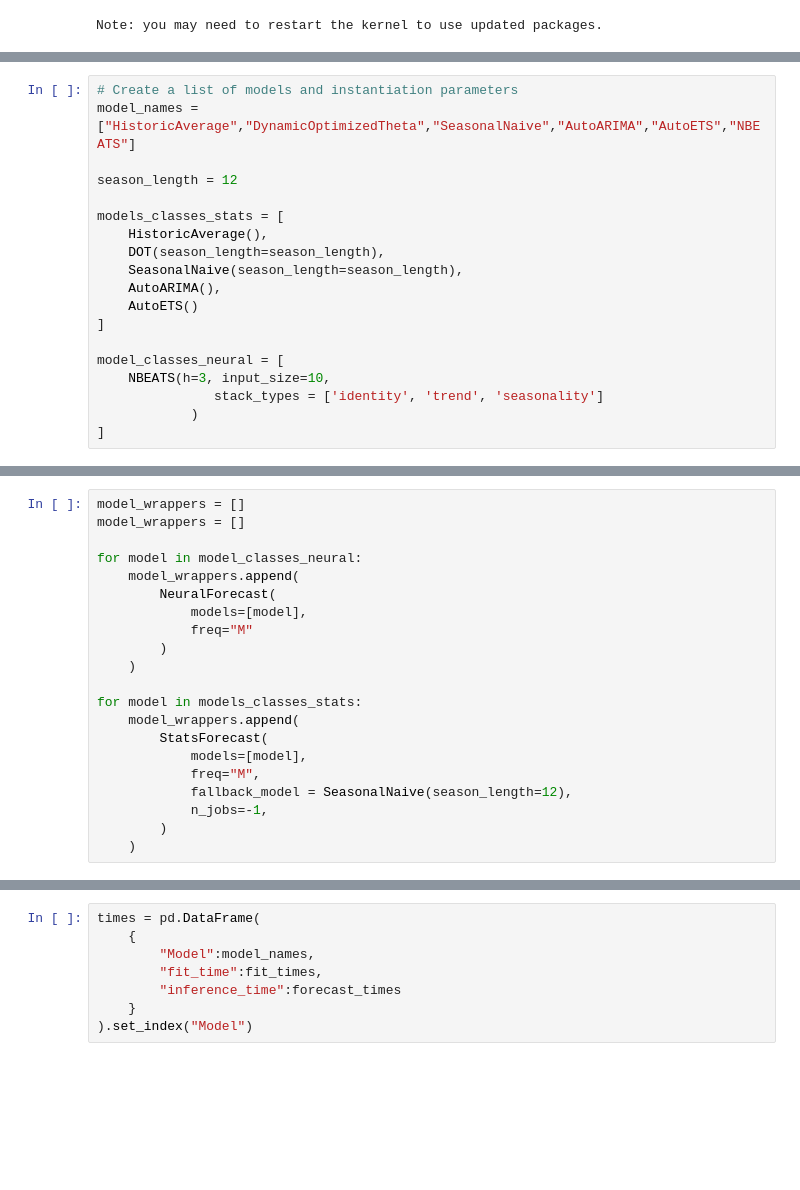
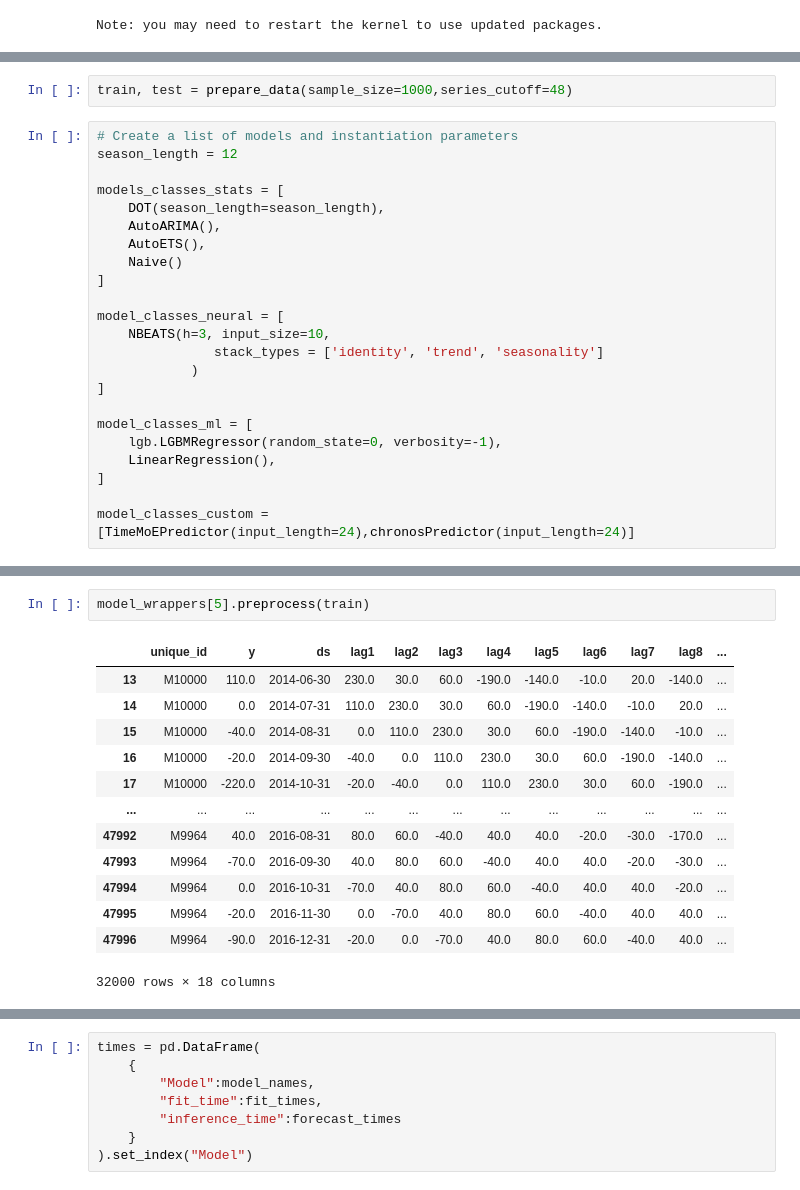
Before and after one commit to JLiekenbrock/m4_tests, a Jupyter notebook: nixtla_checks.ipynb, the cells around one changed output, grey strips where cells are left out. Drawn from its saved outputs; the diff is of its cells as text; blank space fills up the shorter version.

```diff
--- a/nixtla_checks.ipynb
+++ b/nixtla_checks.ipynb
@@ -89,15 +49,14 @@ from neuralforecast.losses.pytorch import DistributionLoss
+# %%
+train, test = prepare_data(sample_size=1000,series_cutoff=48)
 # %%
 # Create a list of models and instantiation parameters
-model_names = ["HistoricAverage","DynamicOptimizedTheta","SeasonalNaive","AutoARIMA","AutoETS","NBEATS"]
-
 season_length = 12
 
 models_classes_stats = [
-    HistoricAverage(),
     DOT(season_length=season_length),
-    SeasonalNaive(season_length=season_length),
     AutoARIMA(),
-    AutoETS()
+    AutoETS(),
+    Naive()
 ]
 
 model_classes_neural = [
@@ -105,4 +64,11 @@ model_classes_neural = [
                stack_types = ['identity', 'trend', 'seasonality']
             )
 ]
+
+model_classes_ml = [
+    lgb.LGBMRegressor(random_state=0, verbosity=-1),
+    LinearRegression(),
+]
+
+model_classes_custom = [TimeMoEPredictor(input_length=24),chronosPredictor(input_length=24)]
 # %% [output]
@@ -110,21 +75,0 @@ INFO:lightning_fabric.utilities.seed:Seed set to 1
-# %%
-model_wrappers = []
-model_wrappers = []
-
-for model in model_classes_neural:
-    model_wrappers.append(
-        NeuralForecast(
-            models=[model],
-            freq="M"
-        )
-    )
-
-for model in models_classes_stats:
-    model_wrappers.append(
-        StatsForecast(
-            models=[model],
-            freq="M",
-            fallback_model = SeasonalNaive(season_length=12),
-            n_jobs=-1,
-        )
-    )
@@ -131,3 +126,19 @@ for model in models_classes_stats:
+# %%
+model_wrappers[5].preprocess(train)
+# %% [output]
+|  | unique_id | y | ds | lag1 | lag2 | lag3 | lag4 | lag5 | lag6 | lag7 | lag8 | ... |
+| 13 | M10000 | 110.0 | 2014-06-30 | 230.0 | 30.0 | 60.0 | -190.0 | -140.0 | -10.0 | 20.0 | -140.0 | ... |
+| 14 | M10000 | 0.0 | 2014-07-31 | 110.0 | 230.0 | 30.0 | 60.0 | -190.0 | -140.0 | -10.0 | 20.0 | ... |
+| 15 | M10000 | -40.0 | 2014-08-31 | 0.0 | 110.0 | 230.0 | 30.0 | 60.0 | -190.0 | -140.0 | -10.0 | ... |
+| 16 | M10000 | -20.0 | 2014-09-30 | -40.0 | 0.0 | 110.0 | 230.0 | 30.0 | 60.0 | -190.0 | -140.0 | ... |
+| 17 | M10000 | -220.0 | 2014-10-31 | -20.0 | -40.0 | 0.0 | 110.0 | 230.0 | 30.0 | 60.0 | -190.0 | ... |
+| ... | ... | ... | ... | ... | ... | ... | ... | ... | ... | ... | ... | ... |
+| 47992 | M9964 | 40.0 | 2016-08-31 | 80.0 | 60.0 | -40.0 | 40.0 | 40.0 | -20.0 | -30.0 | -170.0 | ... |
+| 47993 | M9964 | -70.0 | 2016-09-30 | 40.0 | 80.0 | 60.0 | -40.0 | 40.0 | 40.0 | -20.0 | -30.0 | ... |
+| 47994 | M9964 | 0.0 | 2016-10-31 | -70.0 | 40.0 | 80.0 | 60.0 | -40.0 | 40.0 | 40.0 | -20.0 | ... |
+| 47995 | M9964 | -20.0 | 2016-11-30 | 0.0 | -70.0 | 40.0 | 80.0 | 60.0 | -40.0 | 40.0 | 40.0 | ... |
+| 47996 | M9964 | -90.0 | 2016-12-31 | -20.0 | 0.0 | -70.0 | 40.0 | 80.0 | 60.0 | -40.0 | 40.0 | ... |
+32000 rows × 18 columns
 # %%
 fit_times = []
 
```
Also changed, not shown: parts of 39 cells of this notebook, 6 other files.
